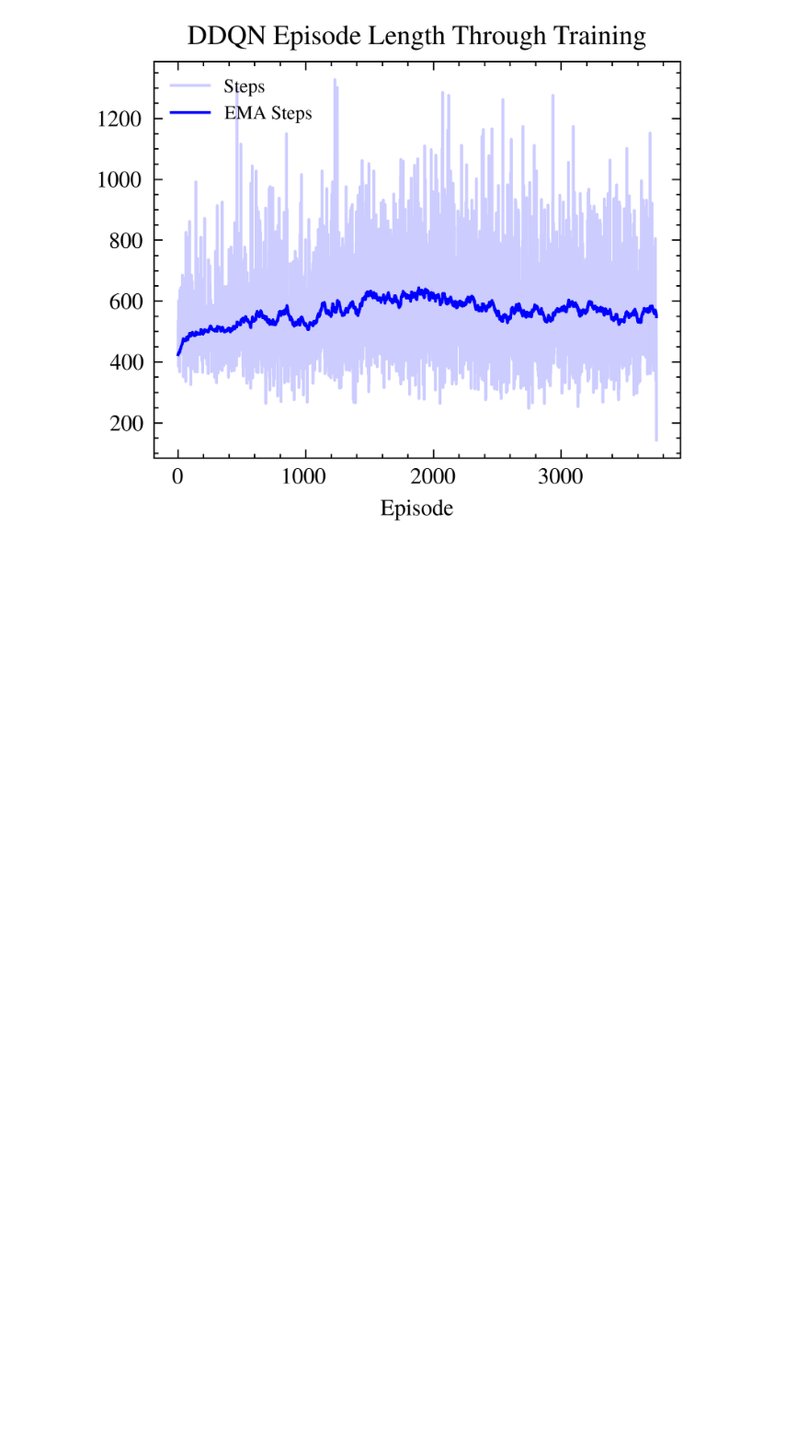
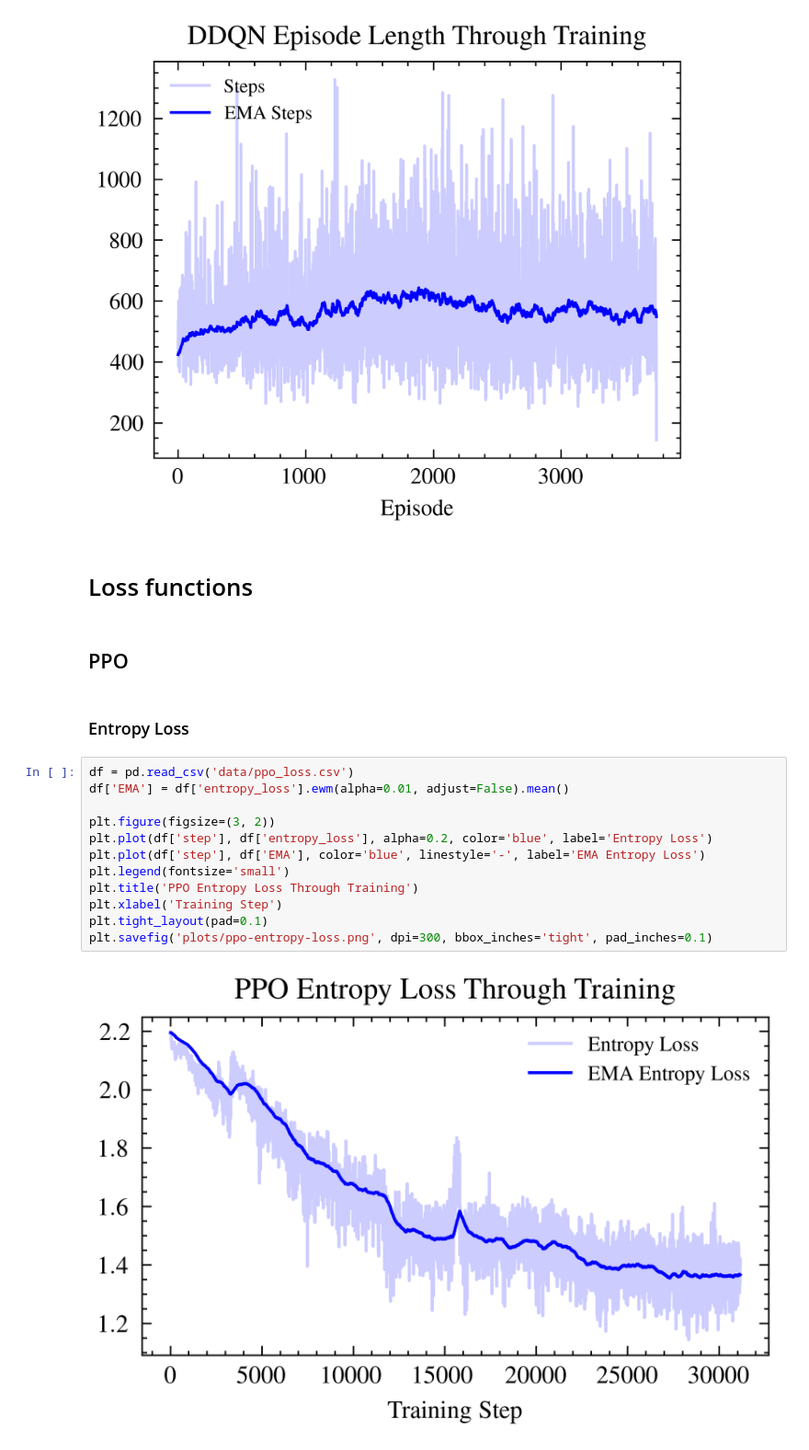
Before and after one commit to pavonism/reinforcement-learning, a Jupyter notebook: scripts/DrawPlotsForReport.ipynb, the cells around one changed output. Shown at 92% size. Cells and saved outputs as stored; diff of their text form; blank space fills up the shorter version.

Commit message:
Add loss charts

```diff
--- a/scripts/DrawPlotsForReport.ipynb
+++ b/scripts/DrawPlotsForReport.ipynb
@@ -145,3 +147,23 @@ plt.xlabel('Episode')
 plt.savefig('plots/ddqn-episode-length.png', dpi=300)
 # %% [output]
 [figure]
+# %% [markdown]
+# Loss functions
+# %% [markdown]
+## PPO
+# %% [markdown]
+### Entropy Loss
+# %%
+df = pd.read_csv('data/ppo_loss.csv')
+df['EMA'] = df['entropy_loss'].ewm(alpha=0.01, adjust=False).mean()
+
+plt.figure(figsize=(3, 2))
+plt.plot(df['step'], df['entropy_loss'], alpha=0.2, color='blue', label='Entropy Loss')
+plt.plot(df['step'], df['EMA'], color='blue', linestyle='-', label='EMA Entropy Loss')
+plt.legend(fontsize='small')
+plt.title('PPO Entropy Loss Through Training')
+plt.xlabel('Training Step')
+plt.tight_layout(pad=0.1)
+plt.savefig('plots/ppo-entropy-loss.png', dpi=300, bbox_inches='tight', pad_inches=0.1)
+# %% [output]
+[figure, added]
```
Also changed, not shown: parts of 19 cells of this notebook, 12 other files.
